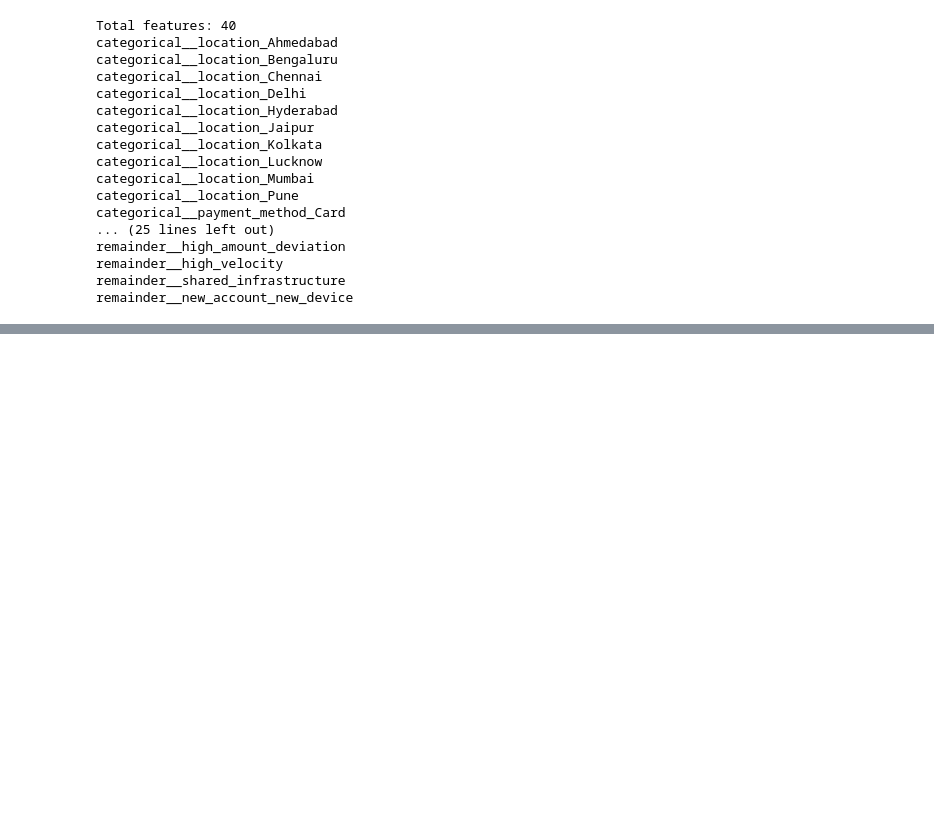
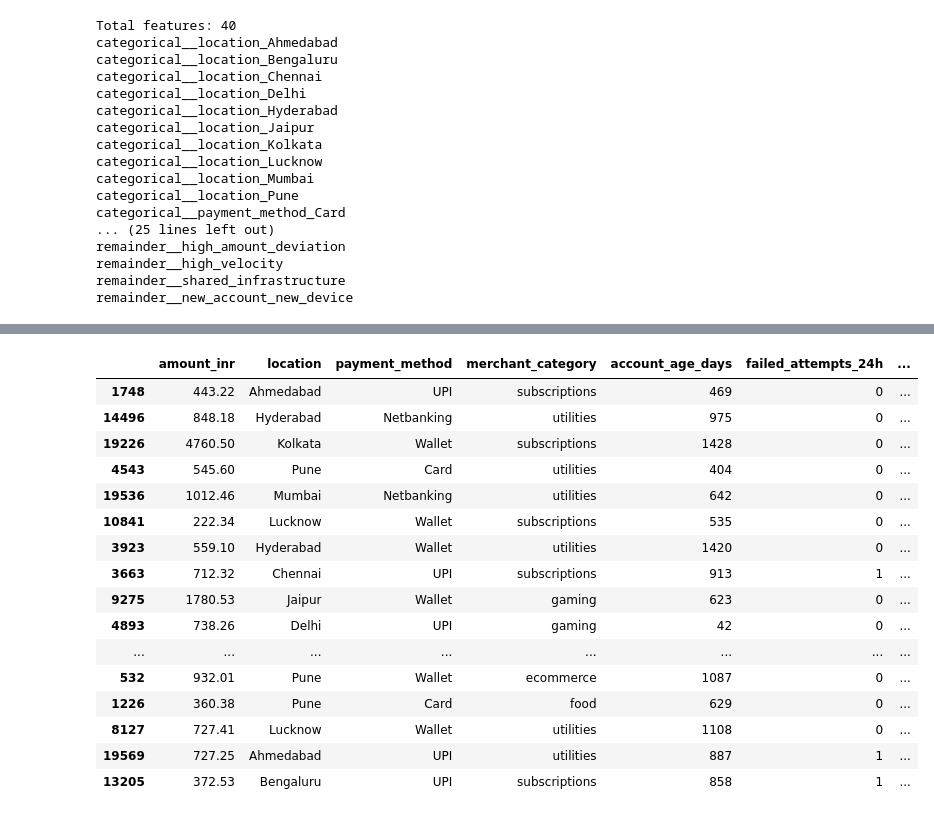
Before and after one commit to Mahakchoudhari/RazorAttack_Lab, a Jupyter notebook: notebooks/Model_01.ipynb, the cells around one changed output, grey strips where cells are left out. Saved outputs shown, nothing was run; the diff lists cells and outputs as text; code cells hidden in the pictures; blank space fills up the shorter version.

```diff
--- a/notebooks/Model_01.ipynb
+++ b/notebooks/Model_01.ipynb
@@ -647,0 +658,13 @@ remainder__new_account_new_device
+# %%
+model = XGBClassifier(
+    n_estimators=300,
+    max_depth=6,
+    learning_rate=0.05,
+    subsample=0.8,
+    colsample_bytree=0.8,
+    scale_pos_weight=scale_pos_weight,
+    objective="binary:logistic",
+    eval_metric="aucpr",
+    random_state=42,
+    n_jobs=-1
+)
@@ -647,0 +817,26 @@ remainder__new_account_new_device
+# %%
+result = X_test.copy()
+
+result["actual_fraud"] = y_test.values
+result["fraud_probability"] = y_prob
+result["predicted_fraud"] = y_pred
+
+result.head(20)
+# %% [output]
+|  | amount_inr | location | payment_method | merchant_category | account_age_days | failed_attempts_24h | ... |
+| 1748 | 443.22 | Ahmedabad | UPI | subscriptions | 469 | 0 | ... |
+| 14496 | 848.18 | Hyderabad | Netbanking | utilities | 975 | 0 | ... |
+| 19226 | 4760.50 | Kolkata | Wallet | subscriptions | 1428 | 0 | ... |
+| 4543 | 545.60 | Pune | Card | utilities | 404 | 0 | ... |
+| 19536 | 1012.46 | Mumbai | Netbanking | utilities | 642 | 0 | ... |
+| 10841 | 222.34 | Lucknow | Wallet | subscriptions | 535 | 0 | ... |
+| 3923 | 559.10 | Hyderabad | Wallet | utilities | 1420 | 0 | ... |
+| 3663 | 712.32 | Chennai | UPI | subscriptions | 913 | 1 | ... |
+| 9275 | 1780.53 | Jaipur | Wallet | gaming | 623 | 0 | ... |
+| 4893 | 738.26 | Delhi | UPI | gaming | 42 | 0 | ... |
+| ... | ... | ... | ... | ... | ... | ... | ... |
+| 532 | 932.01 | Pune | Wallet | ecommerce | 1087 | 0 | ... |
+| 1226 | 360.38 | Pune | Card | food | 629 | 0 | ... |
+| 8127 | 727.41 | Lucknow | Wallet | utilities | 1108 | 0 | ... |
+| 19569 | 727.25 | Ahmedabad | UPI | utilities | 887 | 1 | ... |
+| 13205 | 372.53 | Bengaluru | UPI | subscriptions | 858 | 1 | ... |
```
Also changed, not shown: parts of 20 cells of this notebook.
